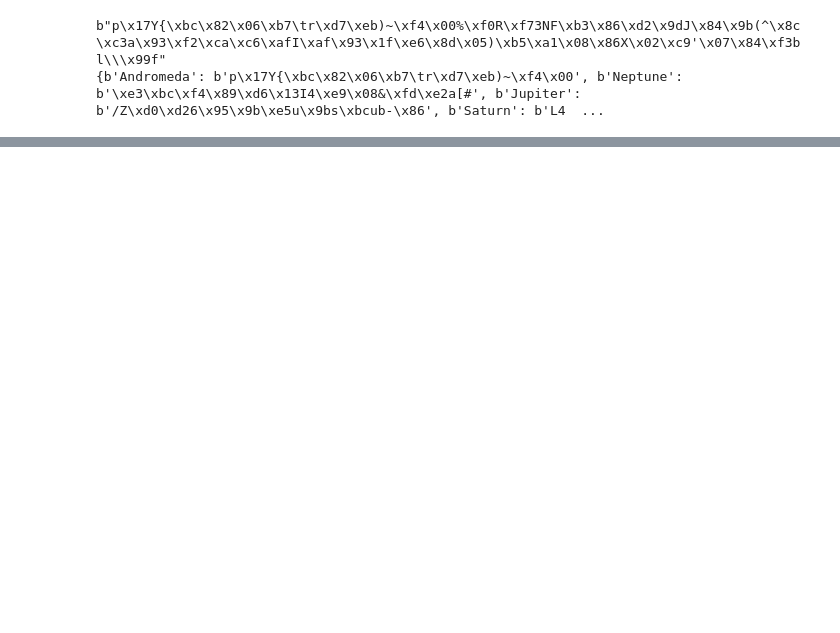
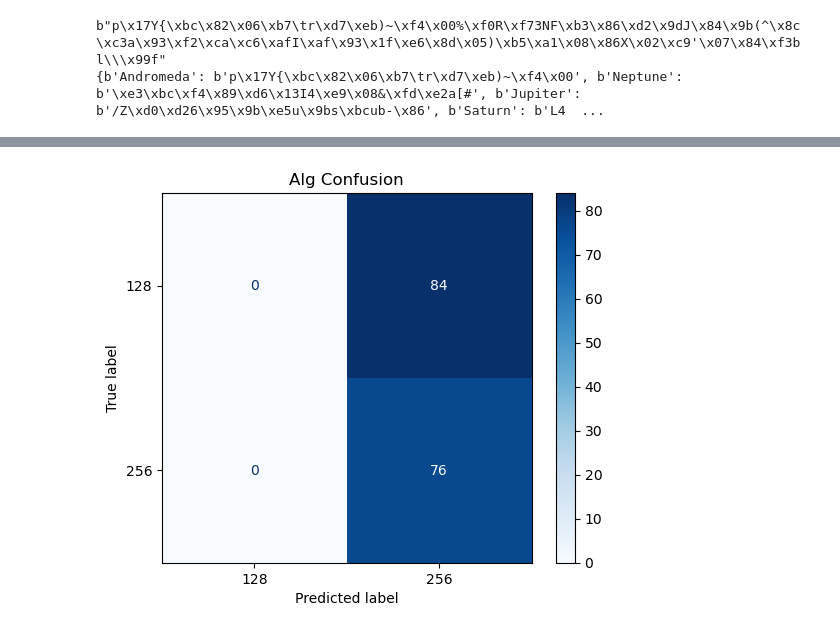
Before and after one commit to SteveBeeblebrox/BES-512, a Jupyter notebook: AlgAnalysis.ipynb, the cells around one changed output, grey strips where cells are left out. Drawn from its saved outputs; the diff is of its cells as text; code cells hidden in the pictures; blank space fills up the shorter version.

Commit message:
models and visualizations (bad)

```diff
--- a/AlgAnalysis.ipynb
+++ b/AlgAnalysis.ipynb
@@ -103,0 +127,7 @@ train_data.to_list()[0].shape
+# %%
+def make_mapping(data, enum_vals, col_name):
+    mapping = {enum_val: i for i, enum_val in enumerate(enum_vals)}
+    mapped_data = data.with_columns(
+    pl.col(col_name).replace_strict(mapping)
+    )
+    return mapped_data, mapping
@@ -195,0 +287,7 @@ Model: "sequential_3"
+# %%
+#use sparse categorical entropy for loss function i think
+#may need to resize?
+enum_alg_targets, alg_mapping = make_mapping(train_targets, algs, 'alg')
+print(enum_alg_targets)
+alg_classifier.compile(optimizer='adam', loss='sparse_categorical_crossentropy', metrics=['accuracy'])
+alg_hist = alg_classifier.fit(train_data_format, enum_alg_targets['alg'].to_numpy(), epochs=200)
@@ -195,0 +316,6 @@ Model: "sequential_3"
+# %%
+'''did I overfit on test data with hyperparameter tuning?'''
+'''.3 did best but most recent result not as good as .4 for dropout rate'''
+enum_alg_test_targets, alg_mapping = make_mapping(test_targets, algs, 'alg')
+alg_results = alg_classifier.evaluate(np.array(test_data.to_list()), np.array(enum_alg_test_targets['alg'].to_list()))
+print(alg_results)
@@ -229,0 +445,8 @@ source_classifier = Sequential([encoder_input, sourceclass1, sourceclass2, sourc
+# %%
+alg_probs = alg_classifier.predict(test_data_format)
+alg_preds = np.array([np.argmax(prob) for prob in alg_probs])
+print(alg_preds)
+print(enum_alg_test_targets)
+alg_inv_mapping = {idx: label for label, idx in alg_mapping.items()}
+alg_true_label = [alg_inv_mapping[idx] for idx in enum_alg_test_targets['alg'].to_list()]
+alg_pred_label = [alg_inv_mapping[idk] for idk in alg_preds]
@@ -229,0 +471,8 @@ source_classifier = Sequential([encoder_input, sourceclass1, sourceclass2, sourc
+# %%
+alg_confusion = confusion_matrix(alg_true_label, alg_pred_label, labels=algs)
+alg_disp = ConfusionMatrixDisplay(confusion_matrix=alg_confusion, display_labels=algs)
+alg_disp.plot(cmap="Blues", values_format = 'd')
+plt.title("Alg Confusion")
+plt.show()
+# %% [output]
+[figure, added]
```
Also changed, not shown: parts of 38 cells of this notebook.
